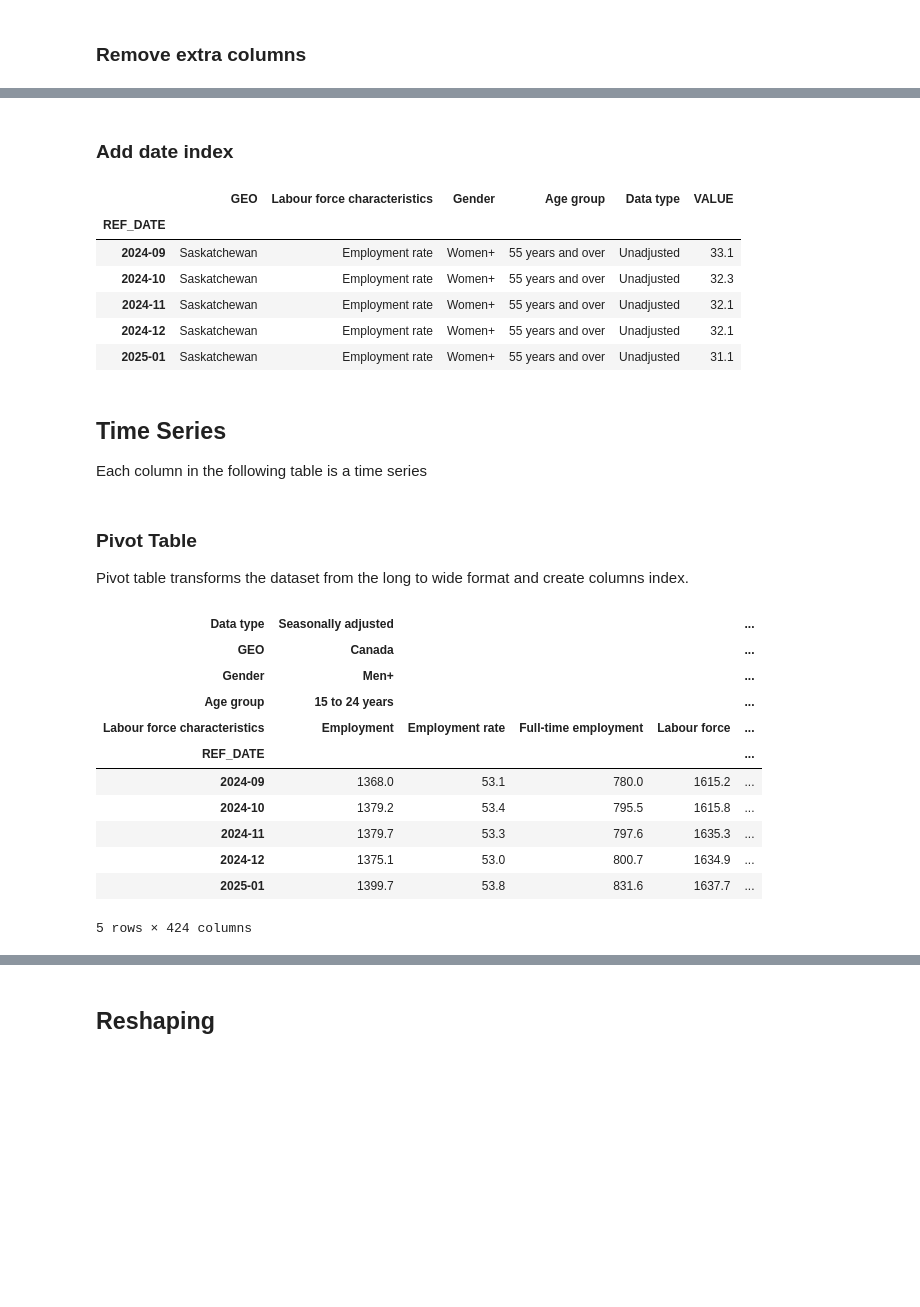
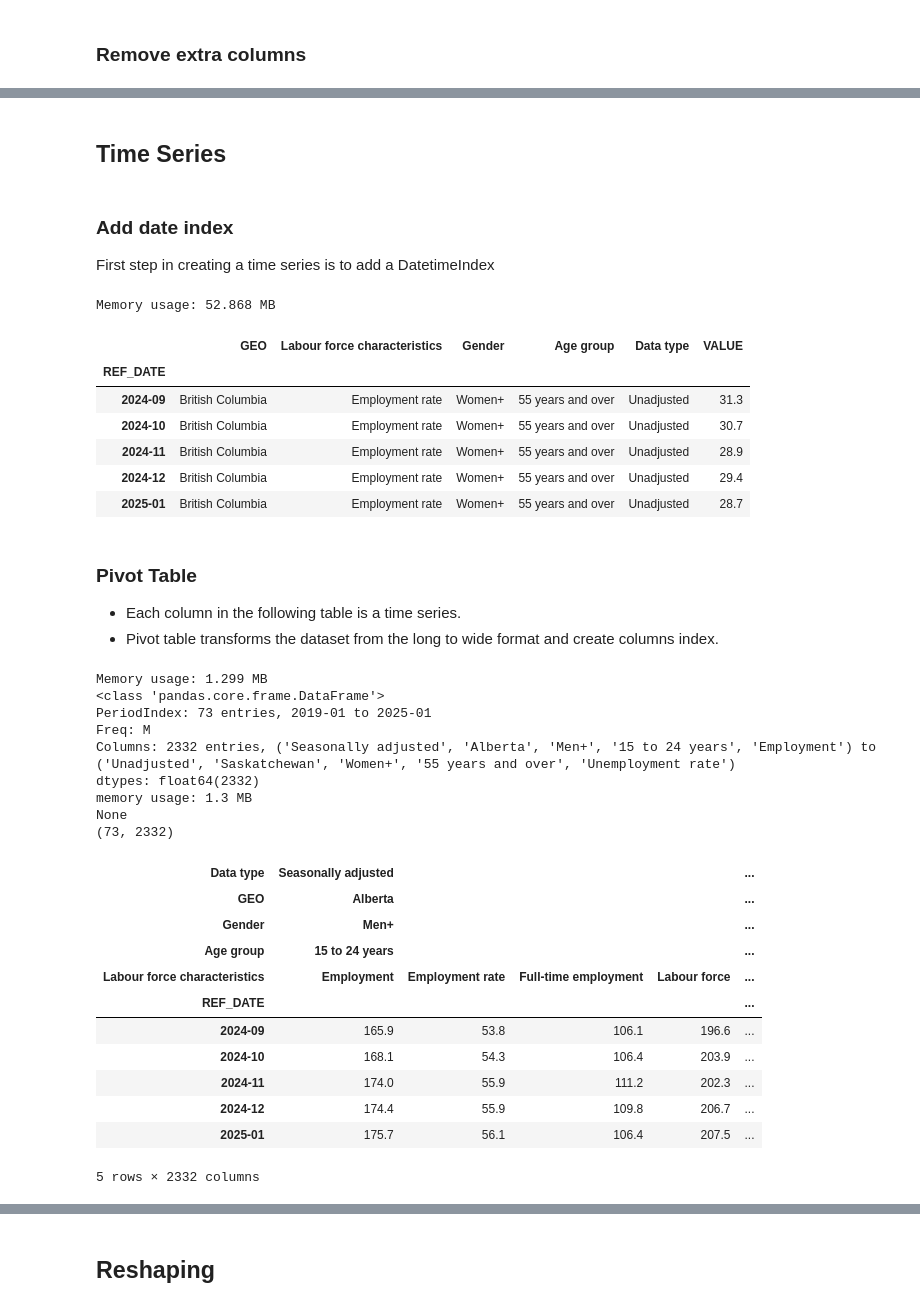
Before and after one commit to mahdi-ghafarian/pandas, a Jupyter notebook: panel_data.ipynb, the cells around one changed output, grey strips where cells are left out. Cells and saved outputs as stored; diff of their text form; code cells hidden in the pictures; blank space fills up the shorter version.

```diff
--- a/panel_data.ipynb
+++ b/panel_data.ipynb
@@ -8,3 +11,7 @@
+# %%
+# print memory usage of a dataframe in MB
+def memory_usage(df):
+    print(f"Memory usage: {df.memory_usage(deep=True).sum() / 1024**2:.3f} MB")
 # %% [markdown]
 ## Panel Data
 # %% [markdown]
@@ -63,5 +97,8 @@ df_2.tail()
-# %% [markdown]
-### Add date index
+# %% [markdown]
+## Time Series
+# %% [markdown]
+### Add date index
+First step in creating a time series is to add a DatetimeIndex
 # %%
 # convert the 'REF_DATE' column to a datetime object
 df_2['REF_DATE']=pd.to_datetime(df_2['REF_DATE'], format='%Y-%m')
@@ -72,41 +109,55 @@ df_2.set_index('REF_DATE', inplace=True)
 # convert the index to a period index
 df_2.index = df_2.index.to_period('M')
 
+# Display the DataFrame and its memory usage
+memory_usage(df_2)
 df_2.tail()
 # %% [output]
+Memory usage: 52.868 MB
 |  | GEO | Labour force characteristics | Gender | Age group | Data type | VALUE |
 | REF_DATE |  |  |  |  |  |  |
-| 2024-09 | Saskatchewan | Employment rate | Women+ | 55 years and over | Unadjusted | 33.1 |
-| 2024-10 | Saskatchewan | Employment rate | Women+ | 55 years and over | Unadjusted | 32.3 |
-| 2024-11 | Saskatchewan | Employment rate | Women+ | 55 years and over | Unadjusted | 32.1 |
-| 2024-12 | Saskatchewan | Employment rate | Women+ | 55 years and over | Unadjusted | 32.1 |
-| 2025-01 | Saskatchewan | Employment rate | Women+ | 55 years and over | Unadjusted | 31.1 |
+| 2024-09 | British Columbia | Employment rate | Women+ | 55 years and over | Unadjusted | 31.3 |
+| 2024-10 | British Columbia | Employment rate | Women+ | 55 years and over | Unadjusted | 30.7 |
+| 2024-11 | British Columbia | Employment rate | Women+ | 55 years and over | Unadjusted | 28.9 |
+| 2024-12 | British Columbia | Employment rate | Women+ | 55 years and over | Unadjusted | 29.4 |
+| 2025-01 | British Columbia | Employment rate | Women+ | 55 years and over | Unadjusted | 28.7 |
 # %% [markdown]
-## Time Series
-Each column in the following table is a time series
+### Pivot Table
+* Each column in the following table is a time series.
+* Pivot table transforms the dataset from the long to wide format and create columns index.
-# %% [markdown]
-### Pivot Table
-Pivot table transforms the dataset from the long to wide format and create columns index.
 # %%
 # pivot from long to wide format
 df_3 = df_2.pivot_table(index=['REF_DATE'],
 columns=['Data type','GEO','Gender','Age group','Labour force characteristics'],
 values='VALUE')
 
+# Display the DataFrame and its memory usage
+memory_usage(df_3)
+print(df_3.info())
+print(df_3.shape)
 df_3.tail()
 # %% [output]
+Memory usage: 1.299 MB
+<class 'pandas.core.frame.DataFrame'>
+PeriodIndex: 73 entries, 2019-01 to 2025-01
+Freq: M
+Columns: 2332 entries, ('Seasonally adjusted', 'Alberta', 'Men+', '15 to 24 years', 'Employment') to ('Unadjusted', 'Saskatchewan', 'Women+', '55 years and over', 'Unemployment rate')
+dtypes: float64(2332)
+memory usage: 1.3 MB
+None
+(73, 2332)
 | Data type | Seasonally adjusted |  |  |  | ... |
-| GEO | Canada |  |  |  | ... |
+| GEO | Alberta |  |  |  | ... |
 | Gender | Men+ |  |  |  | ... |
 | Age group | 15 to 24 years |  |  |  | ... |
 | Labour force characteristics | Employment | Employment rate | Full-time employment | Labour force | ... |
 | REF_DATE |  |  |  |  | ... |
-| 2024-09 | 1368.0 | 53.1 | 780.0 | 1615.2 | ... |
-| 2024-10 | 1379.2 | 53.4 | 795.5 | 1615.8 | ... |
-| 2024-11 | 1379.7 | 53.3 | 797.6 | 1635.3 | ... |
-| 2024-12 | 1375.1 | 53.0 | 800.7 | 1634.9 | ... |
-| 2025-01 | 1399.7 | 53.8 | 831.6 | 1637.7 | ... |
+| 2024-09 | 165.9 | 53.8 | 106.1 | 196.6 | ... |
+| 2024-10 | 168.1 | 54.3 | 106.4 | 203.9 | ... |
+| 2024-11 | 174.0 | 55.9 | 111.2 | 202.3 | ... |
+| 2024-12 | 174.4 | 55.9 | 109.8 | 206.7 | ... |
+| 2025-01 | 175.7 | 56.1 | 106.4 | 207.5 | ... |
-5 rows × 424 columns
+5 rows × 2332 columns
 # %%
 # for convenience
 df = df_3
```
Also changed, not shown: parts of 10 cells of this notebook.
